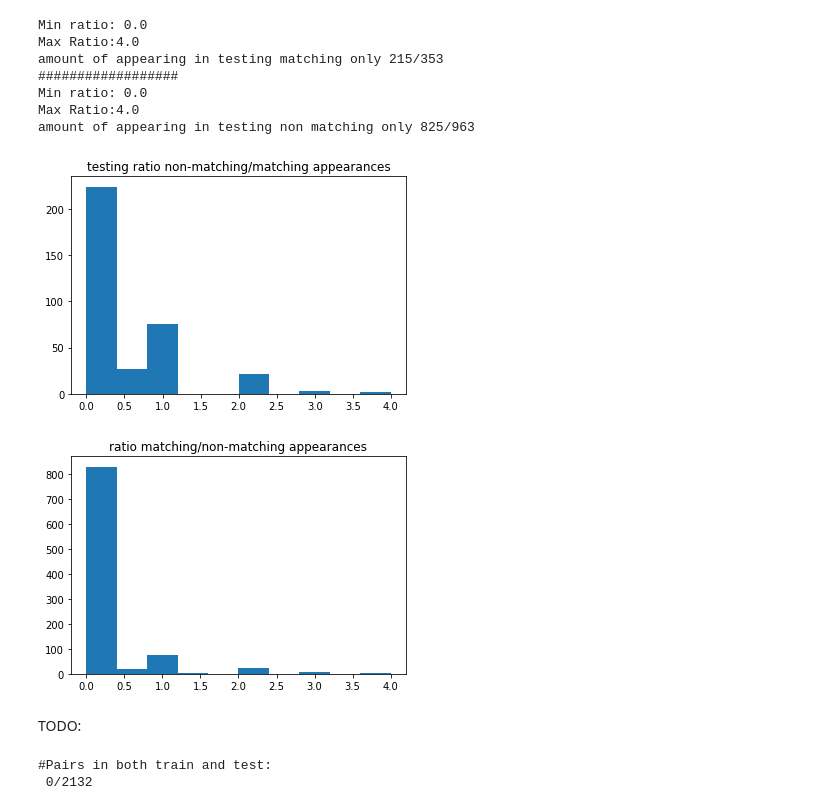
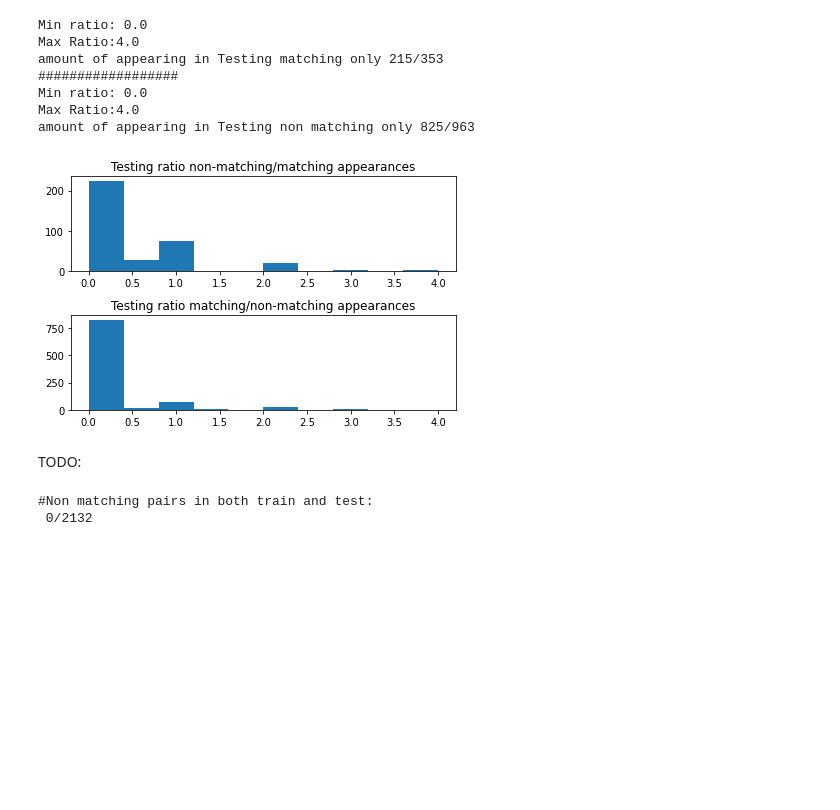
Before and after one commit to Yishaiaz/DeepLearning-BGU-Assignment2, a Jupyter notebook: EDA_notebook.ipynb, the cells around one changed output. Cells and saved outputs as stored; diff of their text form; code cells hidden in the pictures; blank space fills up the shorter version.

```diff
--- a/EDA_notebook.ipynb
+++ b/EDA_notebook.ipynb
@@ -23,9 +23,10 @@ def plot_distribution_num_of_images():
     # min max normalization
     # norm_num_of_images = (num_of_images - num_of_images.min())/(num_of_images.max() - num_of_images.min())
     ax.hist(num_of_images)
-    # ax.set_xticks(range(0, 1000, 100))
-    print('Total number of image files {}\nTotal number of people {}'.format(sum(names_to_num_of_images_dict.values()), len(names_to_num_of_images_dict.keys())))
-    ax.set_title("Distribution of peoples' amount of image files")
+    ax.set_xticks(range(1, 601, 100))
+    ax.set_ylim(0, 10)
+    print('Total number of image files {}\nTotal number of individuals {}'.format(sum(names_to_num_of_images_dict.values()), len(names_to_num_of_images_dict.keys())))
+    ax.set_title("Distribution of individuals' amount of image files")
     return names_to_num_of_images_dict
 # %%
 images_num_dict = plot_distribution_num_of_images()
@@ -74,11 +76,11 @@ def plot_distribution_of_appearances(with_match: bool = False):
     train_dict, train_matching_appearances, train_non_matching_appearances = get_num_of_appearances()
     dict_vals = list(train_dict.values())
     ax[0].hist(dict_vals)
-    ax[0].set_title('training_ds appearance distribution')
+    ax[0].set_title('raining_ds Appearance distribution')
     test_dict, test_matching_appearances, test_non_matching_appearances = get_num_of_appearances(on_train=False)
     dict_vals = list(test_dict.values())
     ax[1].hist(dict_vals)
-    ax[1].set_title('test_ds appearance distribution')
+    ax[1].set_title('test_ds Appearance distribution')
     if not with_match:
         return train_dict, test_dict
     return train_dict, test_dict, \
@@ -179,37 +184,38 @@ amount of appearing in training non matching only 1781/2132
 # %%
 #########TESTING#########
-type_inquiry = 'testing'
+type_inquiry = 'Testing'
 ratios = {}
 # Training set investigation
 for key, val in test_matching_appearances.items():
     ratios[key] = test_non_matching_appearances.get(key, 0) / val
 
 ratios_np = np.array(list(ratios.values()))
-fig, ax = plt.subplots()
-ax.hist(ratios_np)
-ax.set_title('{} ratio non-matching/matching appearances'.format(type_inquiry))
+fig, ax = plt.subplots(2)
+ax[0].hist(ratios_np)
+ax[0].set_title('{} ratio non-matching/matching appearances'.format(type_inquiry))
 print("Min ratio: {}\nMax Ratio:{}".format(ratios_np.min(), ratios_np.max()))
 print("amount of appearing in {} matching only {}/{}".format(type_inquiry, len(ratios_np[ratios_np==0]), len(ratios_np)))
 for key, val in test_non_matching_appearances.items():
     ratios[key] = test_matching_appearances.get(key, 0) / val
 print('##################')
 ratios_np = np.array(list(ratios.values()))
-fig, ax = plt.subplots()
-ax.hist(ratios_np)
-ax.set_title('ratio matching/non-matching appearances')
+# fig, ax = plt.subplots()
+ax[1].hist(ratios_np)
+ax[1].set_title('{} ratio matching/non-matching appearances'.format(type_inquiry))
 print("Min ratio: {}\nMax Ratio:{}".format(ratios_np.min(), ratios_np.max()))
+plt.tight_layout()
+plt.savefig('EDA_Plots/testing_distribution_matching_non_matching_ratios.png', dpi=200)
 plt.show()
 print("amount of appearing in {} non matching only {}/{}".format(type_inquiry, len(ratios_np[ratios_np==0]), len(ratios_np)))
 # %% [output]
 Min ratio: 0.0
 Max Ratio:4.0
-amount of appearing in testing matching only 215/353
+amount of appearing in Testing matching only 215/353
 ##################
 Min ratio: 0.0
 Max Ratio:4.0
-amount of appearing in testing non matching only 825/963
+amount of appearing in Testing non matching only 825/963
-[figure, old version]
+[figure, new version]
-[figure, removed]
 # %% [markdown]
 TODO:
 # %%
@@ -252,9 +258,9 @@ test_matching_names, test_non_matching_pairs, test_all_names = get_pairs_in_data
 # %%
 # are there really no shared pairs between training and testing?
 ctr = find_equal_pairs(train_non_matching_pairs, test_non_matching_pairs)
-print('#Pairs in both train and test:\n {}/{}'.format(ctr, max(len(train_all_names), len(test_all_names))))
+print('#Non matching pairs in both train and test:\n {}/{}'.format(ctr, max(len(train_all_names), len(test_all_names))))
 # %% [output]
-#Pairs in both train and test:
+#Non matching pairs in both train and test:
  0/2132
 # %%
 # names appearing in both train and test
```
Also changed, not shown: parts of 8 cells of this notebook, 1 other file.
